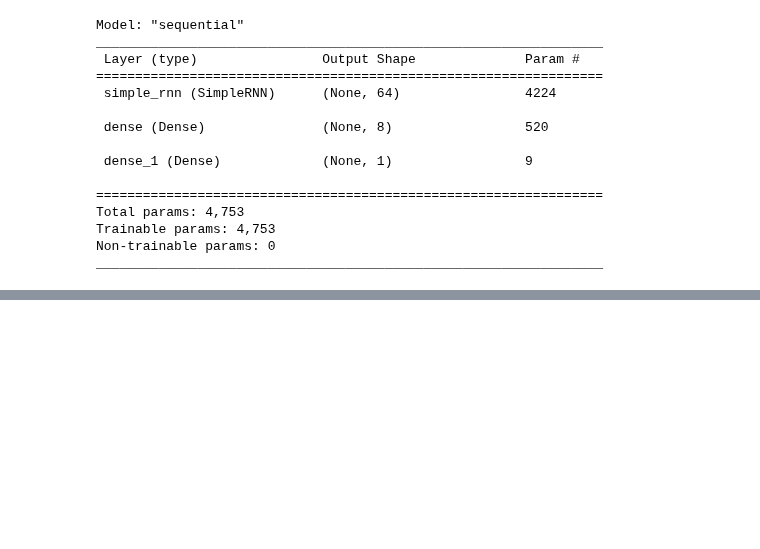
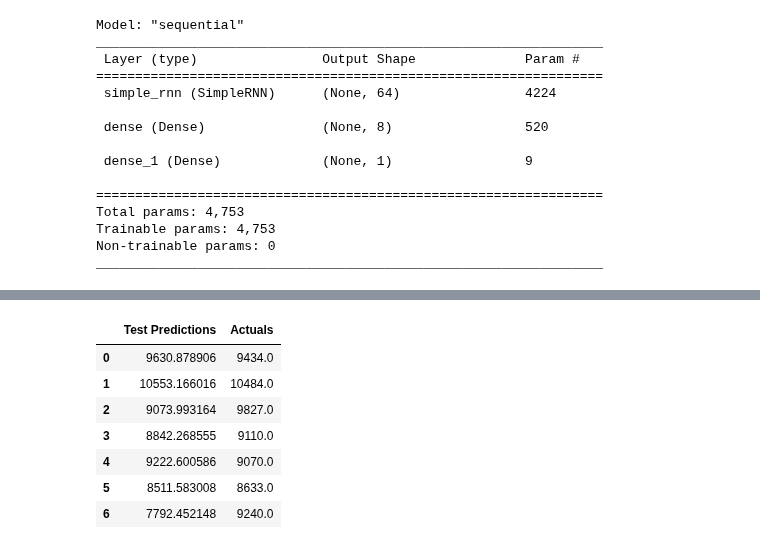
Before and after one commit to SendNugg3ts/CSC, a Jupyter notebook: ModeloNossoRNN.ipynb, the cells around one changed output, grey strips where cells are left out. Drawn from its saved outputs; the diff is of its cells as text; code cells hidden in the pictures; blank space fills up the shorter version.

```diff
--- a/ModeloNossoRNN.ipynb
+++ b/ModeloNossoRNN.ipynb
@@ -182,4 +211,9 @@ val_results
 # %%
 test_predictions = model.predict(X_test1).flatten()
-test_results = pd.DataFrame(data={'Test Predictions':test_predictions, 'Actuals':y_test1})
+
+test_predictions_unscaled = escala.inverse_transform(test_predictions.reshape(-1, 1))
+y_test1_unscaled = escala.inverse_transform(y_test1.reshape(-1, 1))
+
+test_results = pd.DataFrame(data={'Test Predictions': test_predictions_unscaled.flatten(), 'Actuals': y_test1_unscaled.flatten()})
 test_results
+# %% [output]
@@ -186,3 +221,11 @@ test_results
+|  | Test Predictions | Actuals |
+| 0 | 9630.878906 | 9434.0 |
+| 1 | 10553.166016 | 10484.0 |
+| 2 | 9073.993164 | 9827.0 |
+| 3 | 8842.268555 | 9110.0 |
+| 4 | 9222.600586 | 9070.0 |
+| 5 | 8511.583008 | 8633.0 |
+| 6 | 7792.452148 | 9240.0 |
 # %%
 plt.plot(test_results['Test Predictions'], color='blue', linestyle='--', label='Previsões de Teste')
 plt.plot(test_results['Actuals'], color='red', linestyle='-', label='Valores Reais')
```
Also changed, not shown: parts of 8 cells of this notebook, 16 other files.
